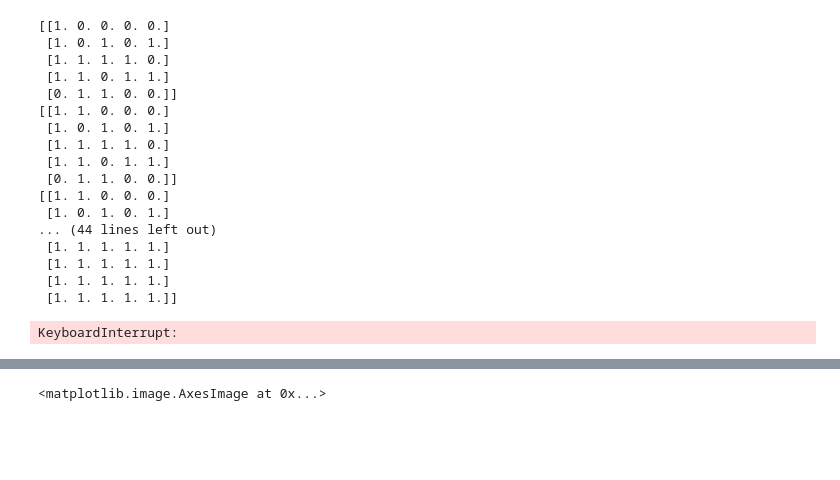
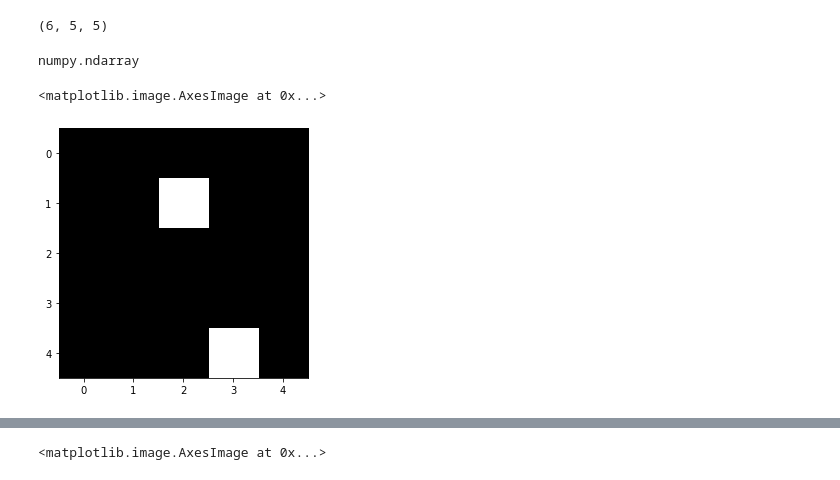
Before and after one commit to shw3ta/wildfires, a Jupyter notebook: Wer_forest.ipynb, the cells around one changed output, grey strips where cells are left out. Cells and saved outputs as stored; diff of their text form; code cells hidden in the pictures; blank space fills up the shorter version.

```diff
--- a/Wer_forest.ipynb
+++ b/Wer_forest.ipynb
@@ -283,29 +277,20 @@ for i in grid_collector:
-# %%
-color_dict = {0:'wheat', 1:'yellowgreen', 2:'darkorange'}
-#fix, ax = plt.subplot()
-for i in range(1, 15):
-    plant_tree(forest)
-    pick_fire_location(forest.shape)
-    print(forest)
-    #fig, ax = plt.subplot()
-    #ap.gridplot(forest, ax=ax, color_dict=color_dict, convert=True)
-    grid_collector.append(forest)
-# %% [output]
-[[1. 0. 0. 0. 0.]
- [1. 0. 1. 0. 1.]
- [1. 1. 1. 1. 0.]
- [1. 1. 0. 1. 1.]
- [0. 1. 1. 0. 0.]]
-[[1. 1. 0. 0. 0.]
- [1. 0. 1. 0. 1.]
- [1. 1. 1. 1. 0.]
- [1. 1. 0. 1. 1.]
- [0. 1. 1. 0. 0.]]
-[[1. 1. 0. 0. 0.]
- [1. 0. 1. 0. 1.]
-... (44 lines left out)
- [1. 1. 1. 1. 1.]
- [1. 1. 1. 1. 1.]
- [1. 1. 1. 1. 1.]
- [1. 1. 1. 1. 1.]]
-KeyboardInterrupt:
+# %%
+np.shape(grid_collector)
+# %% [output]
+(6, 5, 5)
+# %%
+grid_collector_arr = np.array(grid_collector)
+# .astype('uint8')
+type(grid_collector_arr)
+# %% [output]
+numpy.ndarray
+# %%
+from skimage import io, color, data
+from skimage import graph
+
+
+
+io.imshow(grid_collector_arr[0])
+# %% [output]
+<matplotlib.image.AxesImage at 0x...>
+[figure, added]
```
Also changed, not shown: parts of 8 cells of this notebook.
